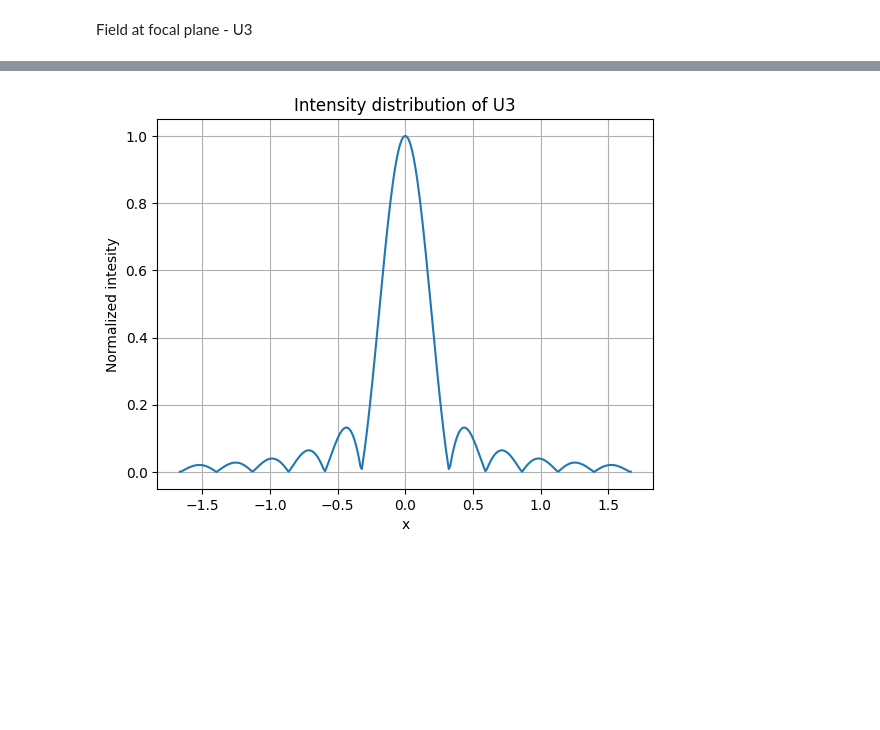
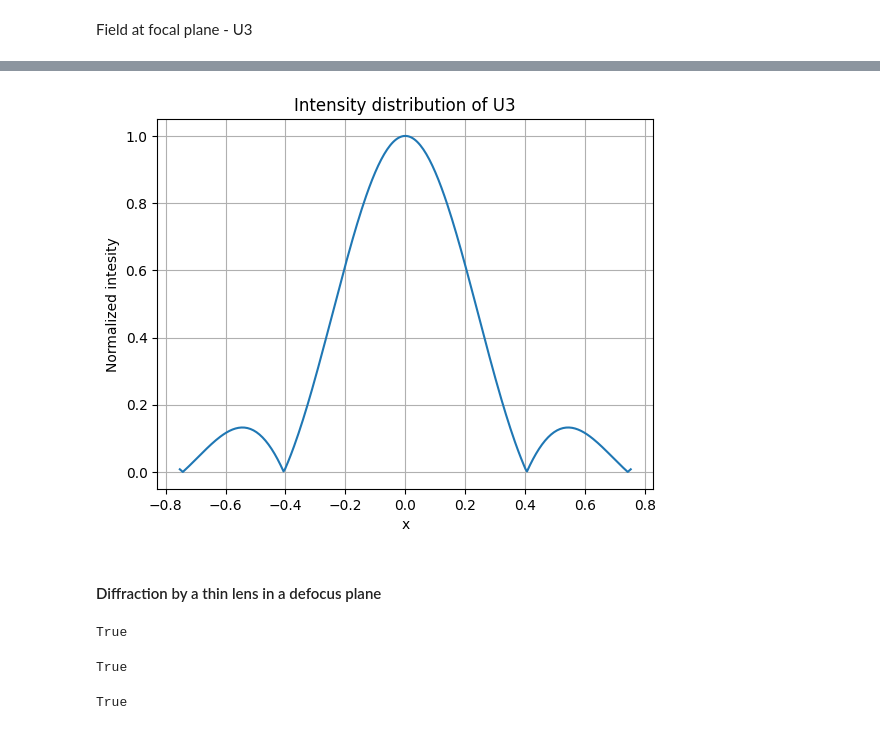
Before and after one commit to sanjith1999/FRIS, a Jupyter notebook: scalar_model.ipynb, the cells around one changed output, grey strips where cells are left out. Drawn from its saved outputs; the diff is of its cells as text; code cells hidden in the pictures; blank space fills up the shorter version.

Commit message:
Field calculation in the defocused planes - scalar_model

```diff
--- a/scalar_model.ipynb
+++ b/scalar_model.ipynb
@@ -5,3 +10,18 @@ from scipy.special import j1
+# %%
+dx = dy = 0.005 # micro meter
+Nx = Ny = 301
+spanX = dx*Nx
+spanY = dy*Ny
+
+x = torch.linspace(-spanX/2, spanX/2, Nx)
+y = torch.linspace(-spanY/2, spanY/2, Ny)
+yy, xx = torch.meshgrid(x, y)
+rr = torch.sqrt(xx**2 + yy**2)
+
+lambda_ = 532/1000       # wave length
+k = 2*torch.pi/lambda_   # wave number
+a = spanX/2              # aperture radius
+f = a / 0.8              # focal length
 # %%
 def plot_complex_tensor(tensor, common_title=''):
     magnitude = torch.abs(tensor)
@@ -30,15 +52,15 @@ def plot_complex_tensor(tensor, common_title=''):
 # %%
 # pupil function of a cicular lense
 # eq 3.2.6
-def pupil_function(rr, a):
+def pupil_func():
     radius_squared = rr**2
     mask = radius_squared <= a**2
     return mask.type(torch.float32)
 
 # transmittance of thin lens: get the field after lens
 # eq 3.2.1
-def transmittance(U1, rr, a, k, f):
-    P = pupil_function(rr, a)
+def transmittance(U1):
+    P = pupil_func()
 
     magnitude = torch.ones_like(rr)
     phase = (k/(2*f)) * (rr**2)
@@ -50,7 +72,7 @@ def transmittance(U1, rr, a, k, f):
 
 # field propogation to f after the lens (focal plane)
 # eq 3.2.7
-def propogate_to_f(rr, a, f, lambda_, k):
+def propogate_to_f():
     # !!! here U0 is assumed to be 1
     K1 = torch.complex( torch.tensor(0.0), torch.tensor((torch.pi*(a**2)) / (lambda_*f)) )
 
@@ -61,8 +83,7 @@ def propogate_to_f(rr, a, f, lambda_, k):
     p3 = -1 * (torch.pi/(lambda_*f)) * r_squared
     K3 = torch.complex(torch.cos(p3), torch.sin(p3))
 
-    r = torch.sqrt(r_squared)
-    in_bessel = (2*torch.pi*a*r) / (lambda_*f)
+    in_bessel = (2*torch.pi*a*rr) / (lambda_*f)
     J1 = j1(in_bessel.numpy())
     J1 = torch.from_numpy(J1)
     K4 = (2*J1) / (in_bessel)
@@ -70,13 +91,3 @@ def propogate_to_f(rr, a, f, lambda_, k):
 
     U3 = K1 * K2 * K3 * K4
     return U3
-# %%
-dx = dy = 0.01 #micro meter
-Nx = Ny = 333
-spanX = dx*Nx
-spanY = dy*Ny
-
-x = torch.linspace(-spanX/2, spanX/2, Nx)
-y = torch.linspace(-spanY/2, spanY/2, Ny)
-yy, xx = torch.meshgrid(x, y)
-rr = torch.sqrt(xx**2 + yy**2)
@@ -115,0 +119,3 @@ plot_complex_tensor(U3, "U3")
+# %%
+U3_f = propogate_to_f()
+plot_complex_tensor(U3_f, "U3")
@@ -116,12 +124,14 @@ plot_complex_tensor(U3, "U3")
 # %%
-I = torch.abs(U3[Nx//2])
-I = (I - I.min()) / (I.max() - I.min() + 1e-08)
+I = torch.abs(U3_f[Nx//2])
+I = (I - I.min()) / (I.max() - I.min() + 1e-10)
 
 plt.plot(xx[0].numpy(), I.numpy())
 plt.title('Intensity distribution of U3')
 plt.xlabel('x')
 plt.ylabel('Normalized intesity')
 plt.grid(True)
 plt.show()
 # %% [output]
-[figure, old version]
+[figure, new version]
+# %% [markdown]
+#### Diffraction by a thin lens in a defocus plane
@@ -127,0 +196,18 @@ plt.show()
+# %%
+torch.allclose(torch.abs(pupil_func()), torch.abs(defocused_pupil_func(f)))
+# %% [output]
+True
+# %%
+torch.allclose(torch.abs(defocused_pupil_func(f-dx*10)), torch.abs(defocused_pupil_func(f+dx*10)))
+# %% [output]
+True
+# %%
+U3_f_abs_1 = torch.abs(U3_f)
+U3_f_normalized_1 = (U3_f_abs_1 - U3_f_abs_1.min()) / (U3_f_abs_1.max() -U3_f_abs_1.min() + 1e-10)
+
+U3_f_abs_2 = torch.abs(propogate_to_z(f))
+U3_f_normalized_2 = (U3_f_abs_2 - U3_f_abs_2.min()) / (U3_f_abs_2.max() -U3_f_abs_2.min() + 1e-10)
+
+torch.allclose(U3_f_normalized_1, U3_f_normalized_2, rtol=1e-5, atol=1e-2)
+# %% [output]
+True
```
Also changed, not shown: parts of 22 cells of this notebook.
